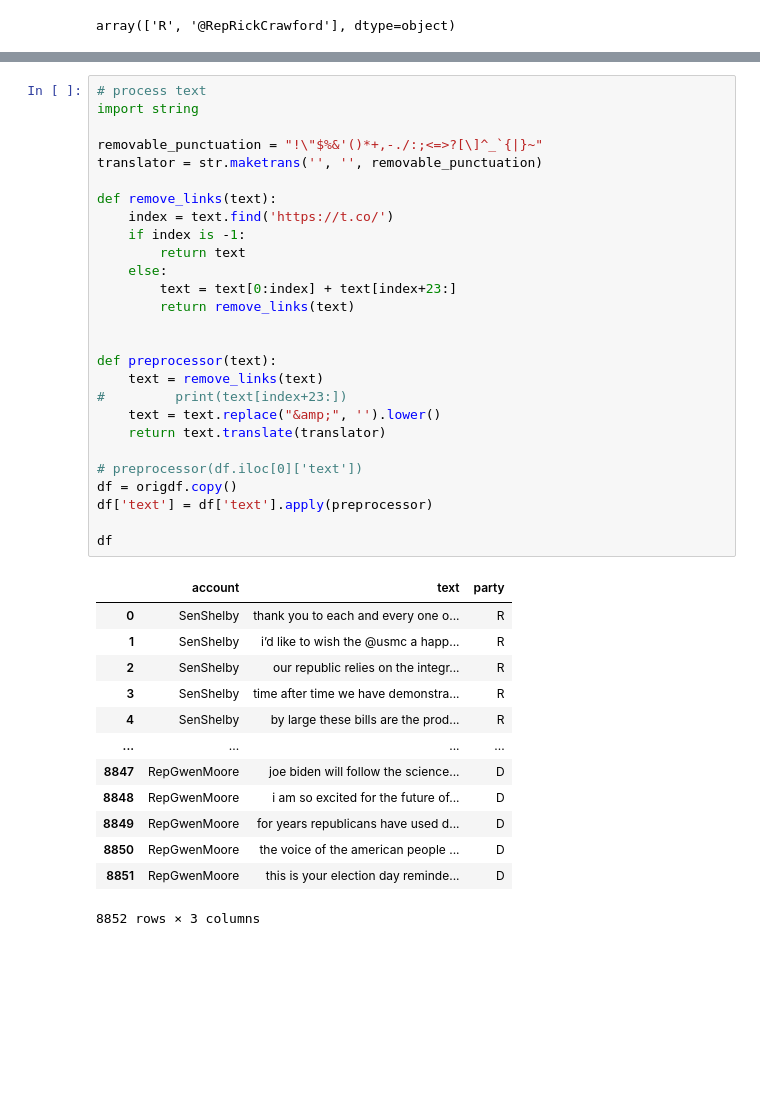
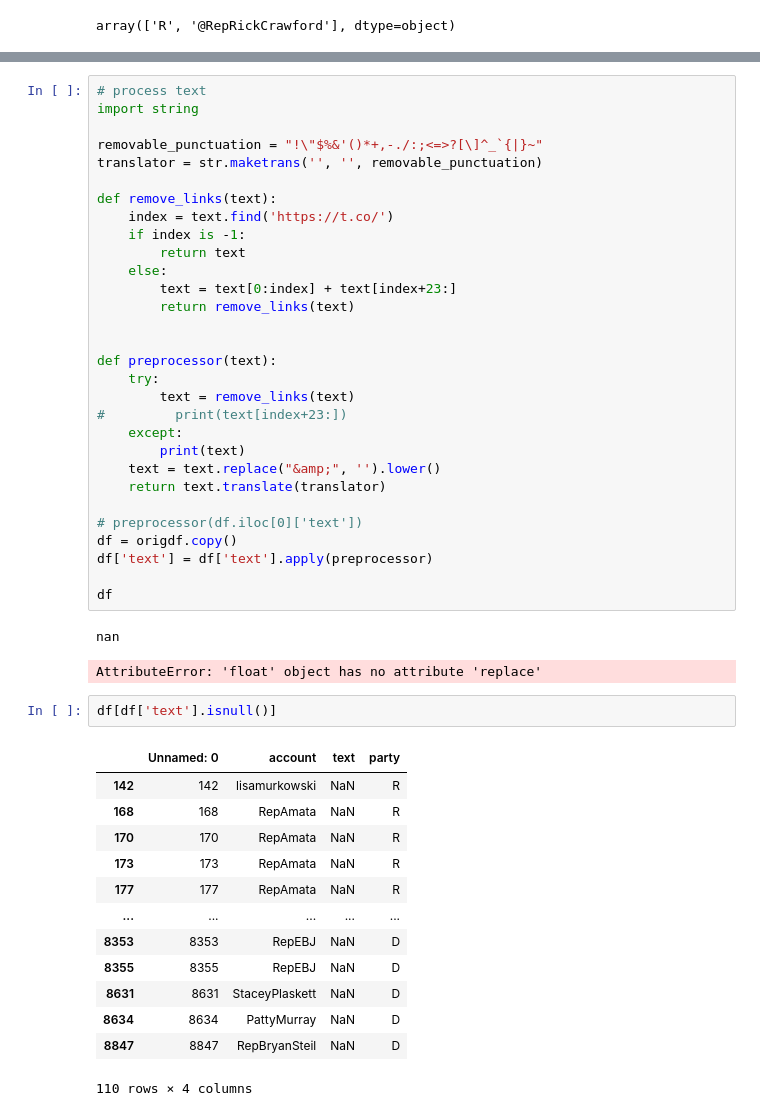
Before and after one commit to qhughes22/political-classification, a Jupyter notebook: gettweets.ipynb, the cells around one changed output, grey strips where cells are left out. Drawn from its saved outputs; the diff is of its cells as text; blank space fills up the shorter version.

```diff
--- a/gettweets.ipynb
+++ b/gettweets.ipynb
@@ -211,8 +222,11 @@ def remove_links(text):
 
 
 def preprocessor(text):
-    text = remove_links(text)
+    try:
+        text = remove_links(text)
 #         print(text[index+23:])
+    except:
+        print(text)
     text = text.replace("&amp;", '').lower()
     return text.translate(translator)
 
@@ -222,19 +236,24 @@ df['text'] = df['text'].apply(preprocessor)
 
 df
 # %% [output]
-|  | account | text | party |
-| 0 | SenShelby | thank you to each and every one o... | R |
-| 1 | SenShelby | i’d like to wish the @usmc a happ... | R |
-| 2 | SenShelby | our republic relies on the integr... | R |
-| 3 | SenShelby | time after time we have demonstra... | R |
-| 4 | SenShelby | by large these bills are the prod... | R |
-| ... | ... | ... | ... |
-| 8847 | RepGwenMoore | joe biden will follow the science... | D |
-| 8848 | RepGwenMoore | i am so excited for the future of... | D |
-| 8849 | RepGwenMoore | for years republicans have used d... | D |
-| 8850 | RepGwenMoore | the voice of the american people ... | D |
-| 8851 | RepGwenMoore | this is your election day reminde... | D |
-8852 rows × 3 columns
+nan
+AttributeError: 'float' object has no attribute 'replace'
+# %%
+df[df['text'].isnull()]
+# %% [output]
+|  | Unnamed: 0 | account | text | party |
+| 142 | 142 | lisamurkowski | NaN | R |
+| 168 | 168 | RepAmata | NaN | R |
+| 170 | 170 | RepAmata | NaN | R |
+| 173 | 173 | RepAmata | NaN | R |
+| 177 | 177 | RepAmata | NaN | R |
+| ... | ... | ... | ... | ... |
+| 8353 | 8353 | RepEBJ | NaN | D |
+| 8355 | 8355 | RepEBJ | NaN | D |
+| 8631 | 8631 | StaceyPlaskett | NaN | D |
+| 8634 | 8634 | PattyMurray | NaN | D |
+| 8847 | 8847 | RepBryanSteil | NaN | D |
+110 rows × 4 columns
 # %%
 #tokenizer
 
```
Also changed, not shown: parts of 7 cells of this notebook.
